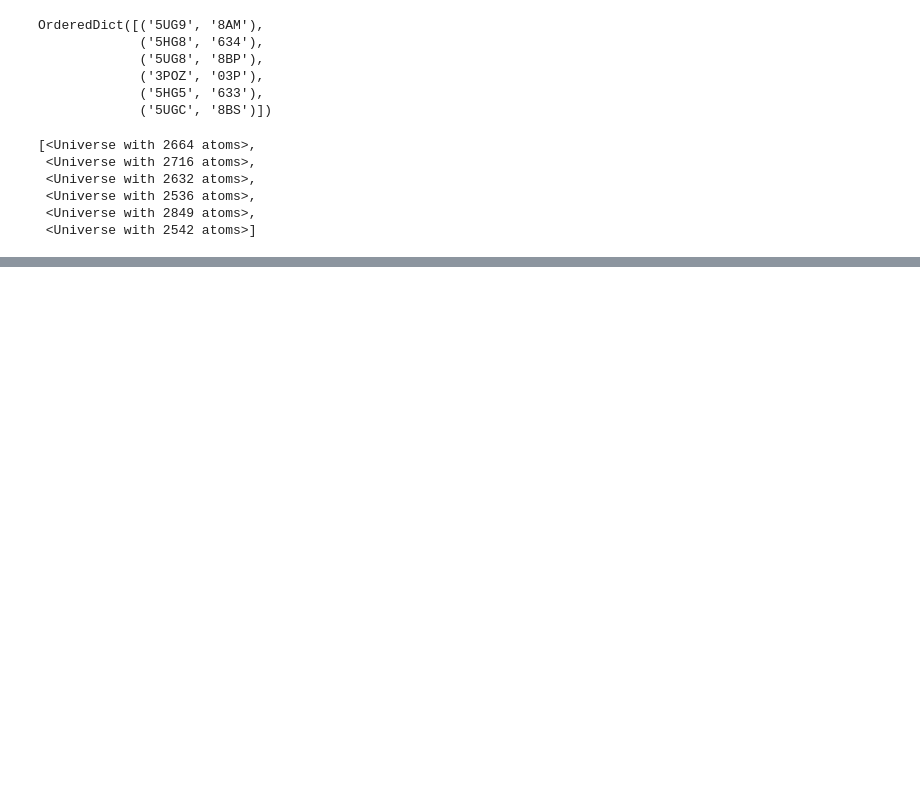
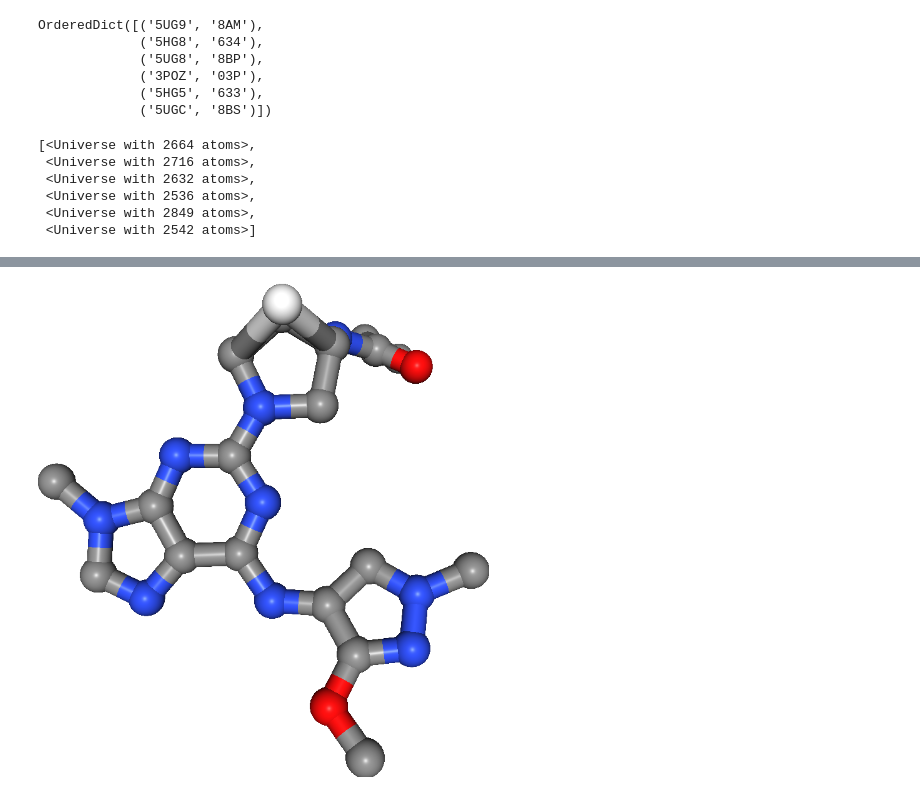
Before and after one commit to MarioChiaparini/PharmacophoresRdkit, a Jupyter notebook: notebooks/query-the-pdb.ipynb, the cells around one changed output, grey strips where cells are left out. Drawn from its saved outputs; the diff is of its cells as text; code cells hidden in the pictures; blank space fills up the shorter version.

```diff
--- a/notebooks/query-the-pdb.ipynb
+++ b/notebooks/query-the-pdb.ipynb
@@ -308,0 +356,7 @@ structures
+# %%
+ligands = [ Structure.from_atomgroup(complex_.select_atoms(f"resname {ligand}"))
+            for complex_, ligand in zip(complexes, pairs.values())
+          ]
+# %%
+for ligand, pdb_id in zip(ligands, pairs.keys()):
+    ligand.write(DATA / f"{pdb_id}_lig.pdb")
@@ -308,0 +381,4 @@ structures
+# %%
+view = nglview.NGLWidget()
+view.add_component(ligand.atoms)
+view.remove_ball_and_stick(component=component_id)
@@ -308,0 +391,4 @@ structures
+# %%
+view._display_image()
+# %% [output]
+[figure, added]
```
Also changed, not shown: parts of 11 cells of this notebook.
